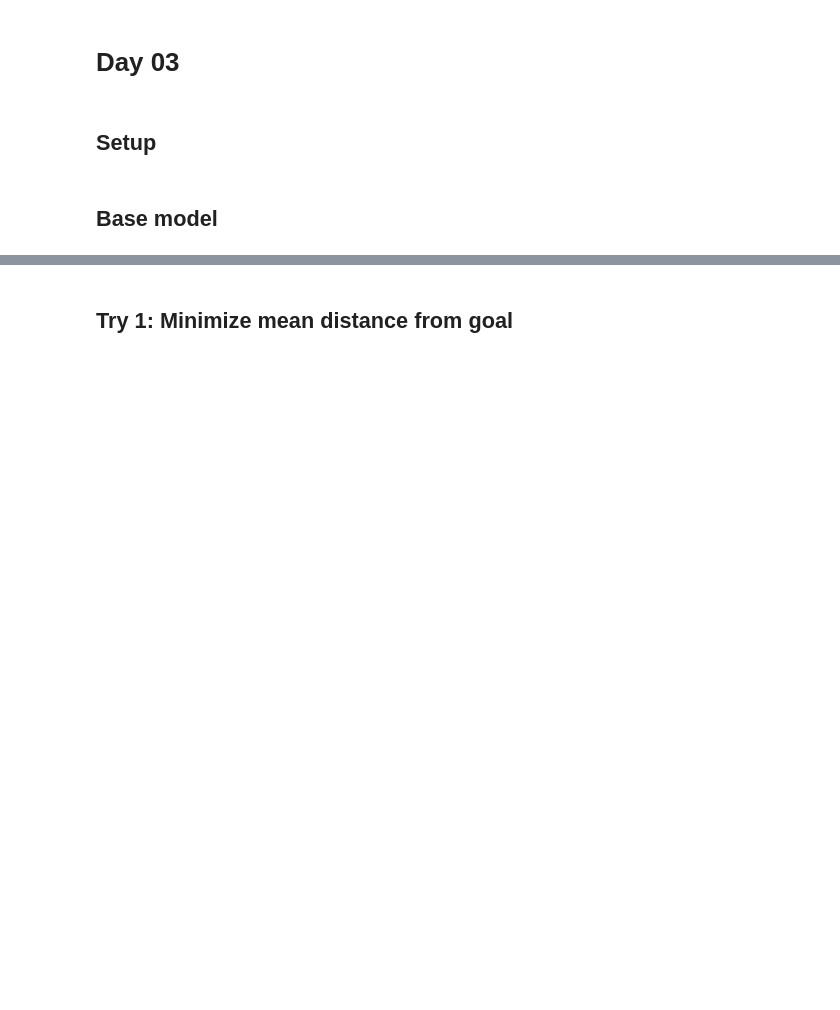
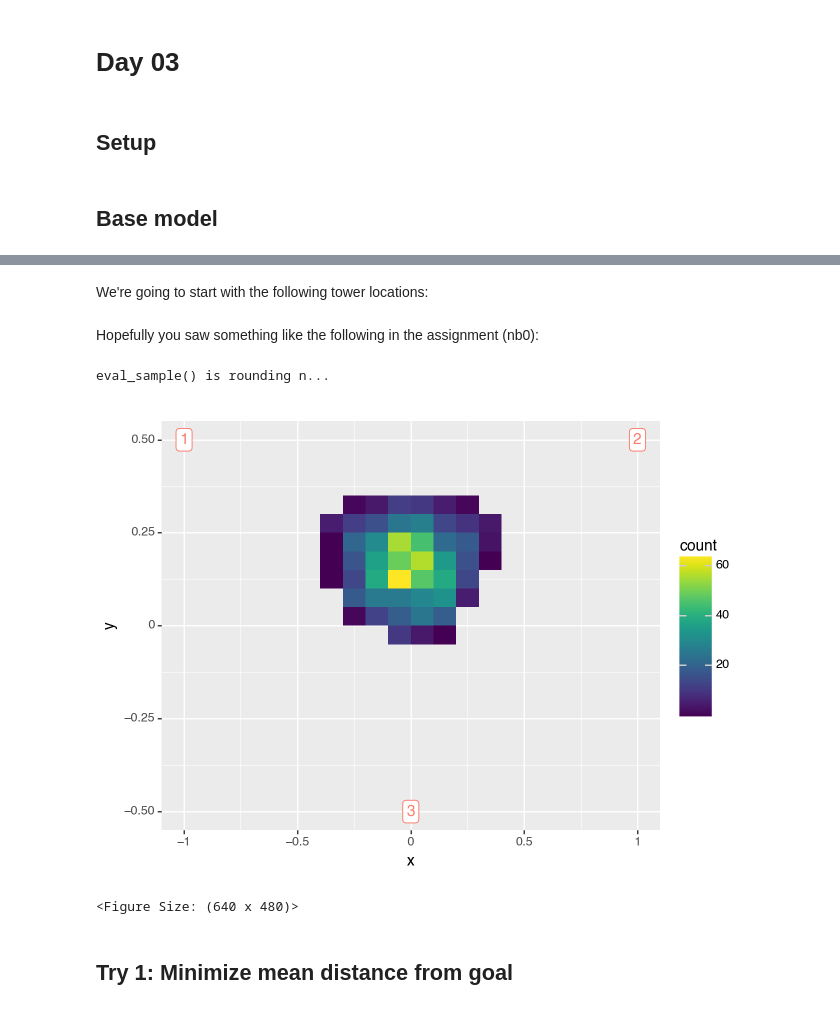
Before and after one commit to zdelrosario/pdo-notes, a Jupyter notebook: 2026/day03.ipynb, the cells around one changed output, grey strips where cells are left out. Cells and saved outputs as stored; diff of their text form; code cells hidden in the pictures; blank space fills up the shorter version.

Commit message:
add bin plot

```diff
--- a/2026/day03.ipynb
+++ b/2026/day03.ipynb
@@ -56,3 +56,5 @@ model: Minimum-energy point
 
   functions:
       f0: ['x1', 'x2', 'x3', 'y1', 'y2', 'y3', 'k1', 'k2', 'k3'] -> ['x', 'y']
+# %% [markdown]
+We're going to start with the following tower locations:
@@ -59,3 +64,34 @@ model: Minimum-energy point
+# %% [markdown]
+Hopefully you saw something like the following in the assignment (nb0):
+# %%
+df_results = (
+    md_point
+    >> gr.ev_sample(
+        df_det=df_guess,
+        n=1e3,
+        seed=101,
+    )
+)
+
+(
+    df_results
+    >> gr.ggplot(gr.aes("x", "y"))
+    + gr.geom_bin2d(bins=20)
+    + gr.geom_label(
+        data=df_guess
+        >> gr.tf_pivot_longer(
+            columns=["x1", "x2", "x3", "y1", "y2", "y3"],
+            names_pattern="(x|y)(\\d)",
+            names_to=[".value", "tower"],
+        ),
+        mapping=gr.aes(label="tower"),
+        color="salmon",
+    )
+)
+# %% [output]
+eval_sample() is rounding n...
+[figure, added]
+<Figure Size: (640 x 480)>
 # %% [markdown]
 ## Try 1: Minimize mean distance from goal
 # %%
```
Also changed, not shown: parts of 6 cells of this notebook.
